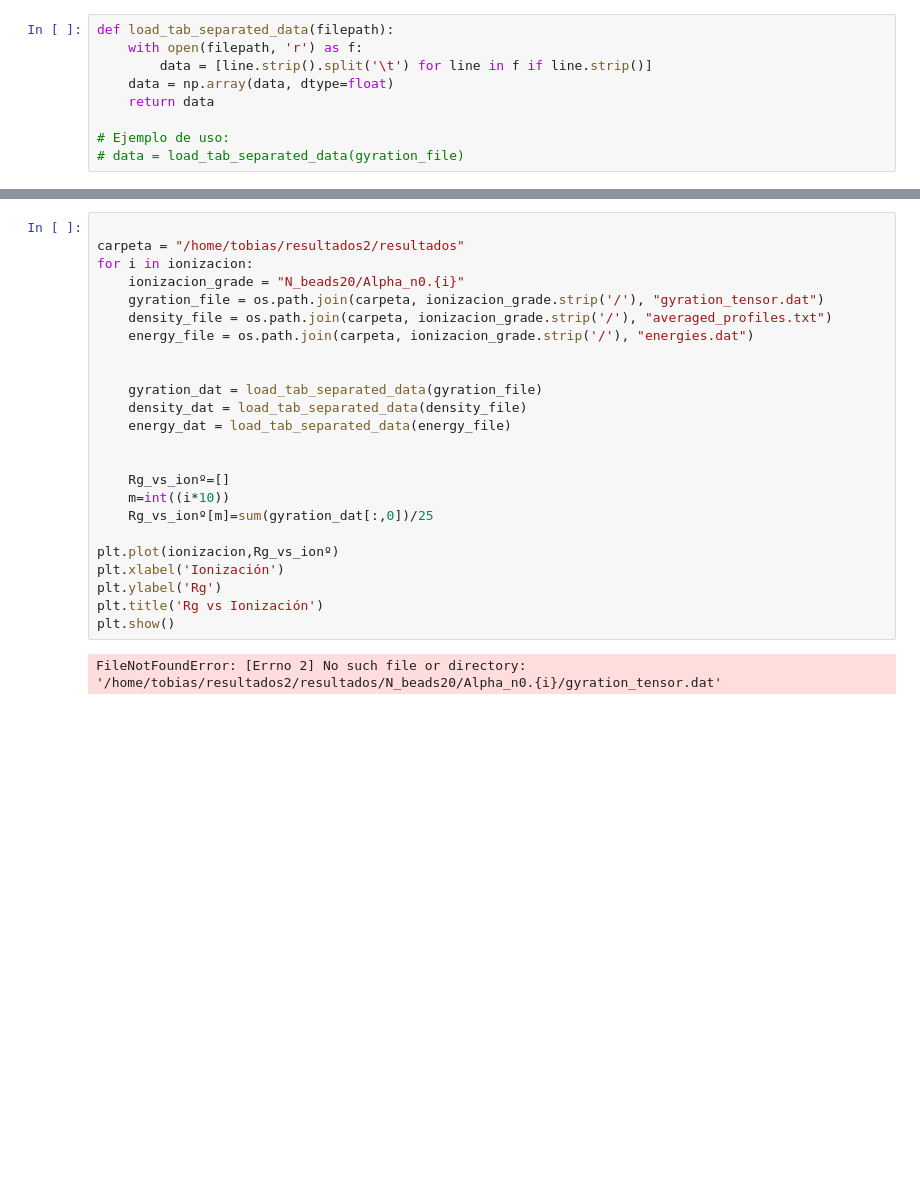
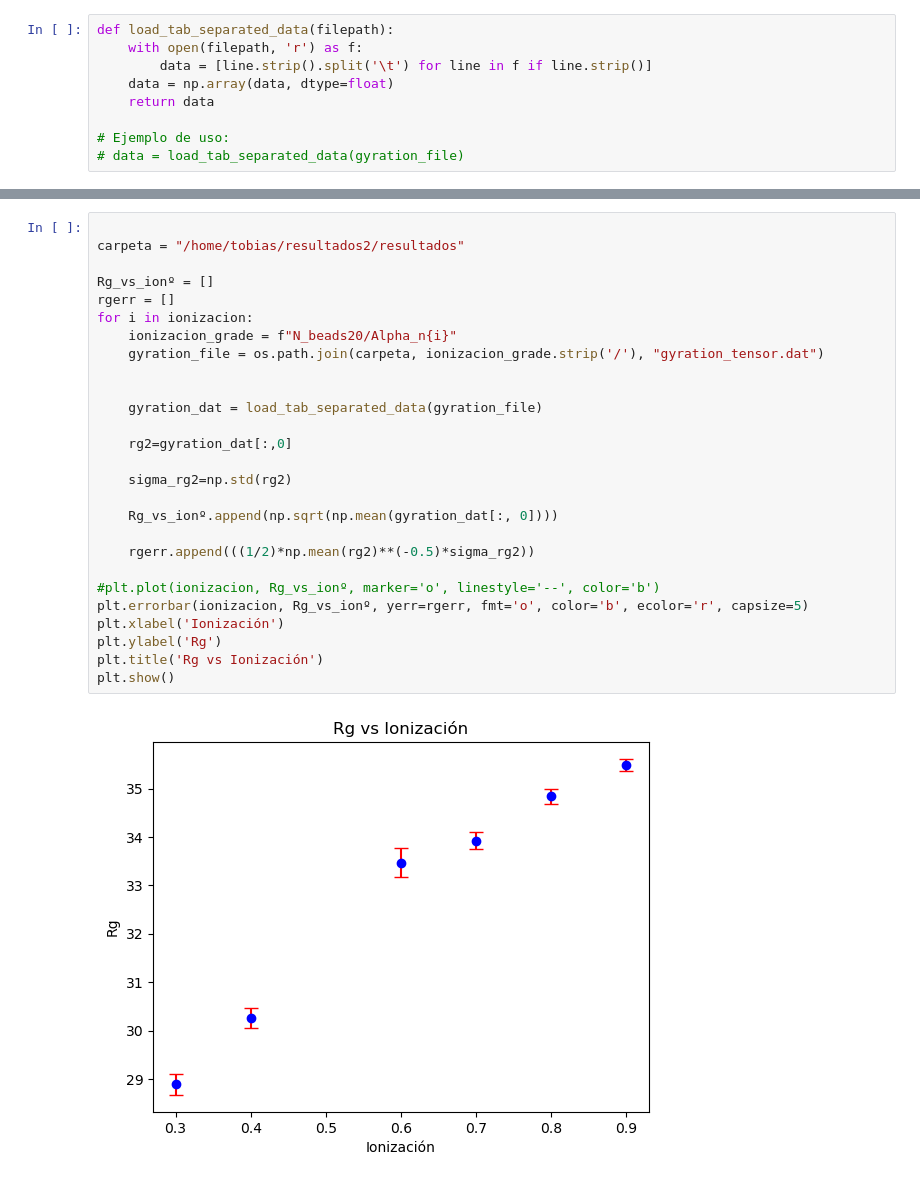
Before and after one commit to totinmc3/microgel_simu, a Jupyter notebook: analysis/graficos.ipynb, the cells around one changed output, grey strips where cells are left out. Cells and saved outputs as stored; diff of their text form; blank space fills up the shorter version.

```diff
--- a/analysis/graficos.ipynb
+++ b/analysis/graficos.ipynb
@@ -144,27 +171,30 @@ sumar todos y dividir por total 2583.2
 # %%
 
 carpeta = "/home/tobias/resultados2/resultados"
+
+Rg_vs_ionº = []
+rgerr = []
 for i in ionizacion:
-    ionizacion_grade = "N_beads20/Alpha_n0.{i}"
+    ionizacion_grade = f"N_beads20/Alpha_n{i}"
     gyration_file = os.path.join(carpeta, ionizacion_grade.strip('/'), "gyration_tensor.dat")
-    density_file = os.path.join(carpeta, ionizacion_grade.strip('/'), "averaged_profiles.txt")
-    energy_file = os.path.join(carpeta, ionizacion_grade.strip('/'), "energies.dat")
 
 
     gyration_dat = load_tab_separated_data(gyration_file)
-    density_dat = load_tab_separated_data(density_file)
-    energy_dat = load_tab_separated_data(energy_file)
 
+    rg2=gyration_dat[:,0]
 
-    Rg_vs_ionº=[]
-    m=int((i*10))
-    Rg_vs_ionº[m]=sum(gyration_dat[:,0])/25
+    sigma_rg2=np.std(rg2)
 
-plt.plot(ionizacion,Rg_vs_ionº)
+    Rg_vs_ionº.append(np.sqrt(np.mean(gyration_dat[:, 0])))
+
+    rgerr.append(((1/2)*np.mean(rg2)**(-0.5)*sigma_rg2))
+
+#plt.plot(ionizacion, Rg_vs_ionº, marker='o', linestyle='--', color='b')
+plt.errorbar(ionizacion, Rg_vs_ionº, yerr=rgerr, fmt='o', color='b', ecolor='r', capsize=5)
 plt.xlabel('Ionización')
 plt.ylabel('Rg')
 plt.title('Rg vs Ionización')
 plt.show()
 # %% [output]
-FileNotFoundError: [Errno 2] No such file or directory: '/home/tobias/resultados2/resultados/N_beads20/Alpha_n0.{i}/gyration_tensor.dat'
+[figure, added]
 # %%
```
Also changed, not shown: parts of 9 cells of this notebook, 3 other files.
